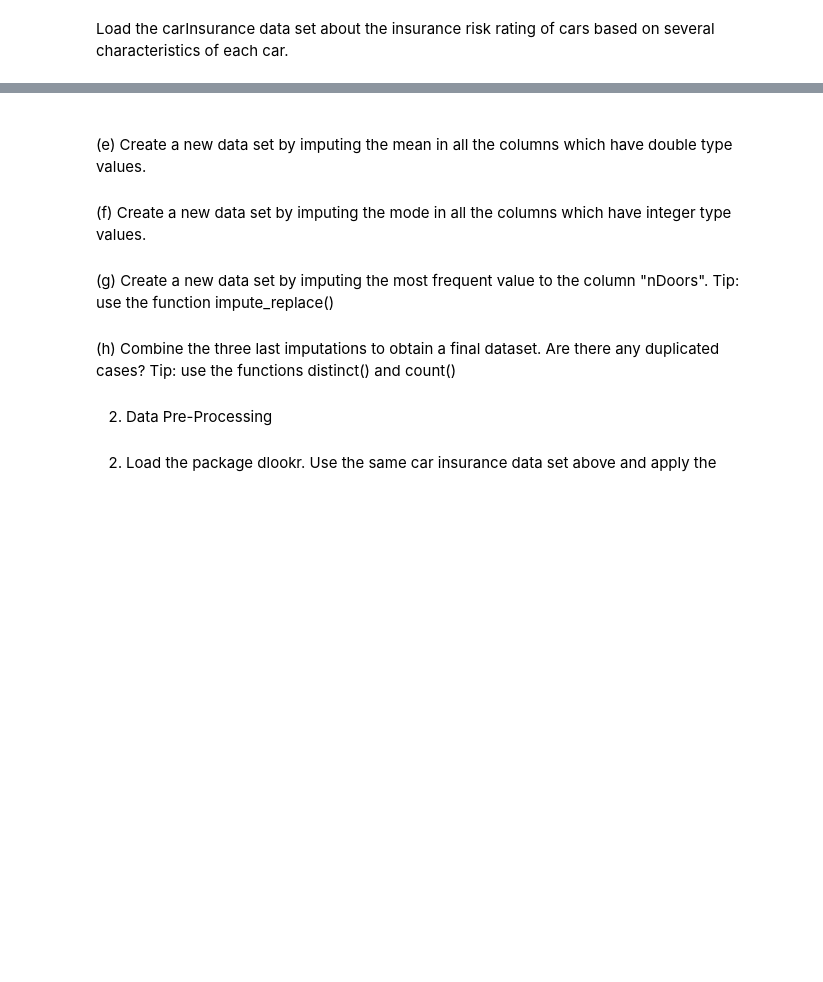
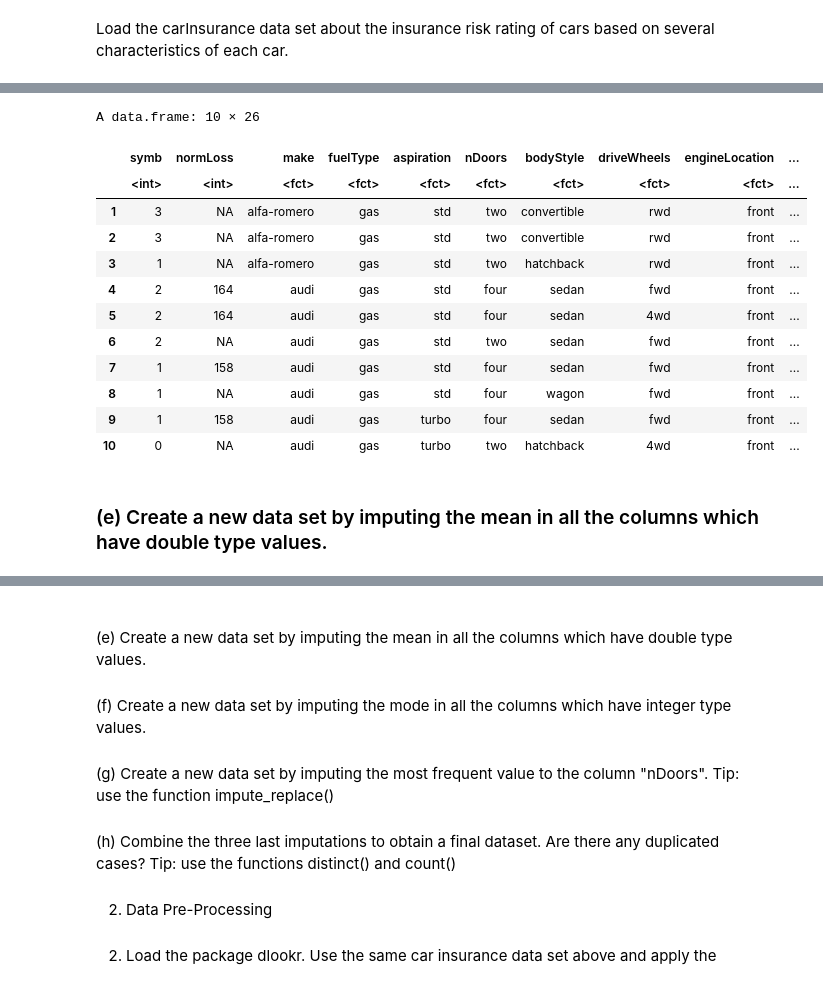
Before and after one commit to PaolaMaribel18/hands-on-2023A, a Jupyter notebook: notebooks/02-dataquality.ipynb, the cells around one changed output, grey strips where cells are left out. Saved outputs shown, nothing was run; the diff lists cells and outputs as text; code cells hidden in the pictures; blank space fills up the shorter version.

```diff
--- a/notebooks/02-dataquality.ipynb
+++ b/notebooks/02-dataquality.ipynb
@@ -114,4 +120,21 @@ Tip: explore the variants of the function impute()
 # %%
 # Create a new dataset with missing values imputed as 0
 new_dataset <- impute(data_df, method = "fixed", fixed_value = 0)
-new_dataset
+#Print the first 10 rows
+head(new_dataset,10)
+# %% [output]
+A data.frame: 10 × 26
+|  | symb | normLoss | make | fuelType | aspiration | nDoors | bodyStyle | driveWheels | engineLocation | ... |
+|  | <int> | <int> | <fct> | <fct> | <fct> | <fct> | <fct> | <fct> | <fct> | ... |
+| 1 | 3 | NA | alfa-romero | gas | std | two | convertible | rwd | front | ... |
+| 2 | 3 | NA | alfa-romero | gas | std | two | convertible | rwd | front | ... |
+| 3 | 1 | NA | alfa-romero | gas | std | two | hatchback | rwd | front | ... |
+| 4 | 2 | 164 | audi | gas | std | four | sedan | fwd | front | ... |
+| 5 | 2 | 164 | audi | gas | std | four | sedan | 4wd | front | ... |
+| 6 | 2 | NA | audi | gas | std | two | sedan | fwd | front | ... |
+| 7 | 1 | 158 | audi | gas | std | four | sedan | fwd | front | ... |
+| 8 | 1 | NA | audi | gas | std | four | wagon | fwd | front | ... |
+| 9 | 1 | 158 | audi | gas | turbo | four | sedan | fwd | front | ... |
+| 10 | 0 | NA | audi | gas | turbo | two | hatchback | 4wd | front | ... |
+# %% [markdown]
+### (e) Create a new data set by imputing the mean in all the columns which have double type values.
```
Also changed, not shown: parts of 9 cells of this notebook.
